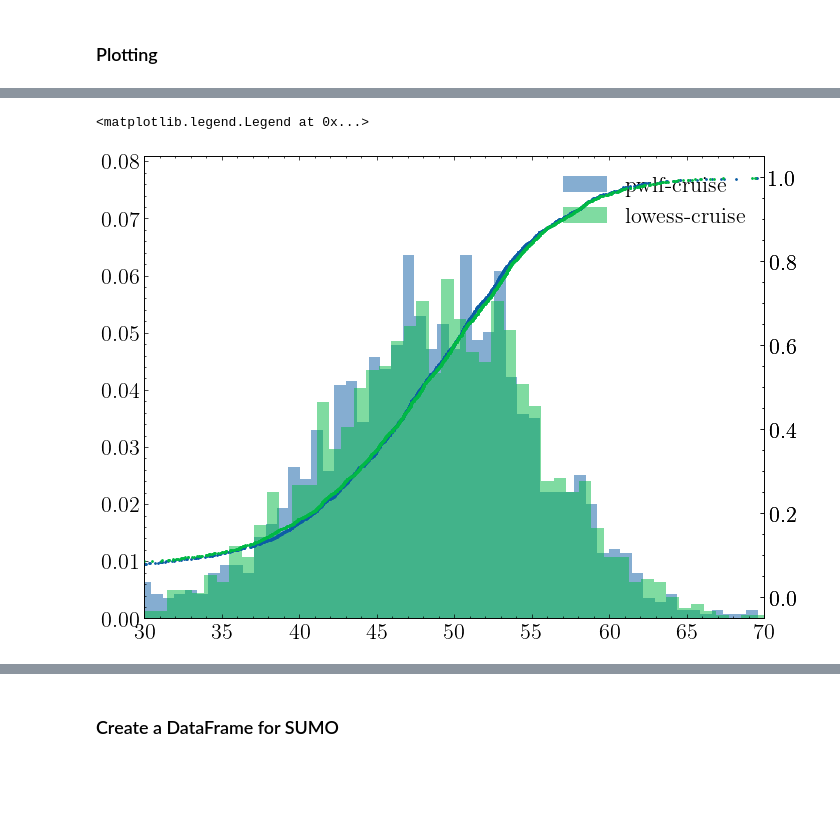
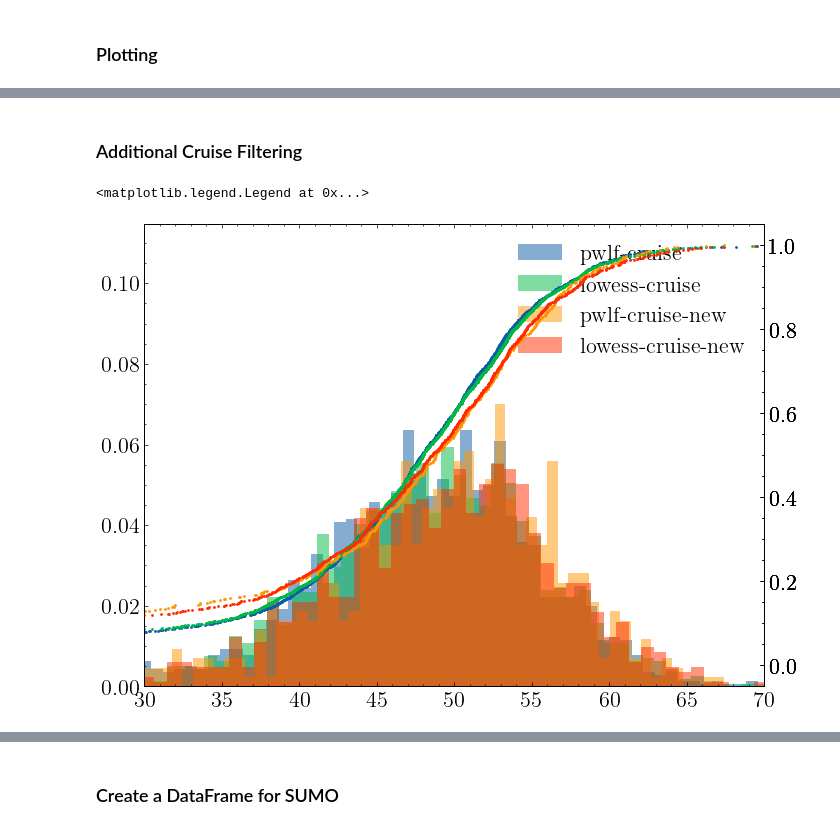
Before and after one commit to UnivOfAlabama-BittleResearchGroup/sumo-uc-2023, a Jupyter notebook: notebooks/make_veh_descript_table.ipynb, the cells around one changed output, grey strips where cells are left out. Drawn from its saved outputs; the diff is of its cells as text; code cells hidden in the pictures; blank space fills up the shorter version.

Commit message:
notebook path update
Signed-off-by: Max <mcschrader@crimson.ua.edu>

```diff
--- a/notebooks/make_veh_descript_table.ipynb
+++ b/notebooks/make_veh_descript_table.ipynb
@@ -5,7 +5,7 @@ import os
 import sys
 from pathlib import Path
 
-def recursive_root(path: str, find="sumo-uc-23"):
+def recursive_root(path: str, find="sumo-uc-2023"):
     if os.path.split(path)[-1] == find:
         return Path(path)
     return recursive_root(os.path.split(path)[0], find=find)
@@ -173,15 +179,26 @@ ax.legend()
+# %% [markdown]
+### Additional Cruise Filtering
+# %%
+filter_ = lowess_cruise.index.isin(headway_data[headway_data['mean'] > 5].index) &  (lowess_data.loc[lowess_data.vehicle_id.isin(lowess_cruise.index)].groupby('vehicle_id')['accel'].max().loc[lowess_cruise.index].abs() < 1)
+lowess_cruise_new = lowess_cruise[filter_]
+
+# do the same for pwlf
+filter_ = pwlf_data_cruise.index.isin(headway_data[headway_data['mean'] > 5].index) &  (pwlf_data.loc[pwlf_data.vehicle_id.isin(pwlf_data_cruise.index)].groupby('vehicle_id')['accel'].max().loc[pwlf_data_cruise.index].abs() < 1)
+pwlf_data_cruise_new = pwlf_data_cruise[filter_]
 # %%
 # plot pwlf accel vs decel
 fig, ax = plt.subplots(figsize=(8, 6))
 hist_ecdf(
     ("pwlf-cruise", pwlf_data_cruise * 2.23694),
     ("lowess-cruise", lowess_cruise * 2.23694),
+    ("pwlf-cruise-new", pwlf_data_cruise_new * 2.23694),
+    ("lowess-cruise-new", lowess_cruise_new * 2.23694),
     ax=ax,
-    colors=["C0", "C1"],
+    colors=["C0", "C1", "C2", "C3"],
     limits=(30, 70),
 )
 
 ax.legend()
 # %% [output]
 <matplotlib.legend.Legend at 0x...>
-[figure, old version]
+[figure, new version]
```
Also changed, not shown: parts of 20 cells of this notebook, 2 other files.
